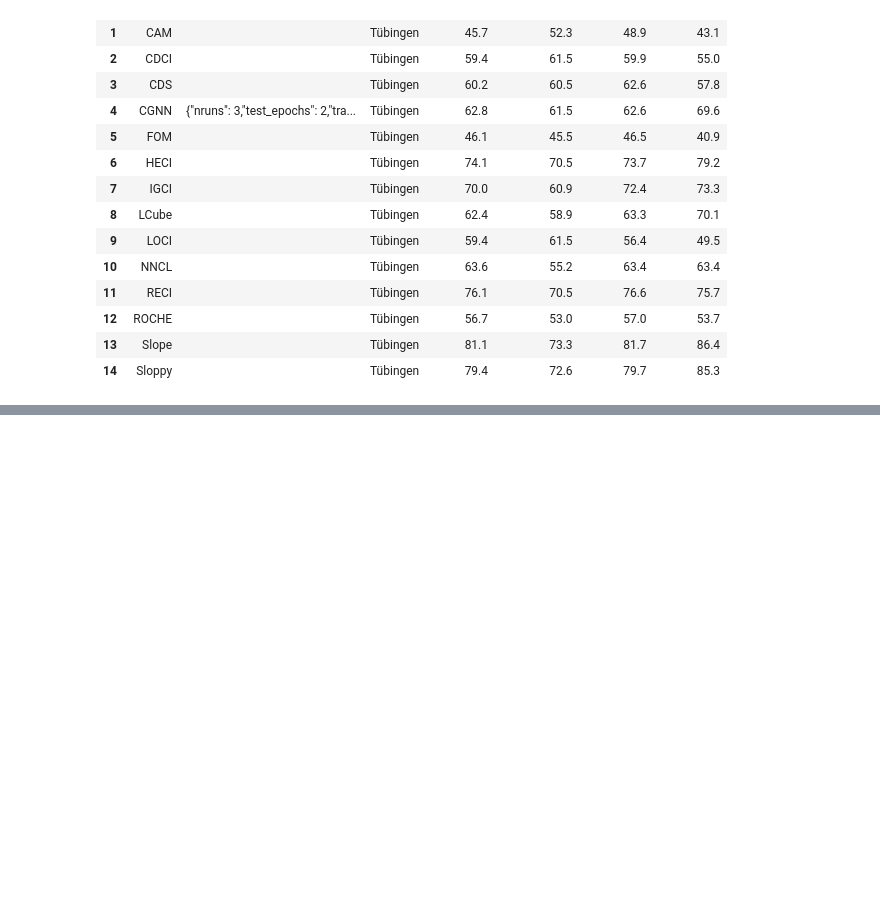
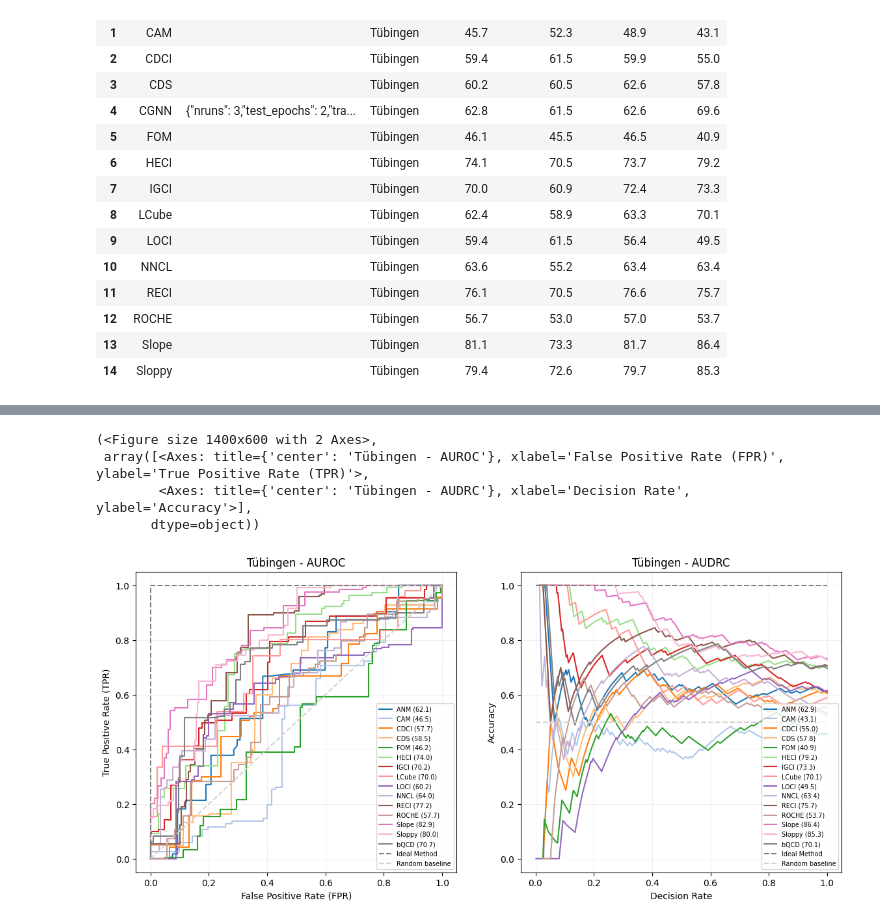
Before and after one commit to tiagobrogueira/Causal-Discovery-In-Exchangeable-Data, a Jupyter notebook: bicausal/lxcim_paper.ipynb, the cells around one changed output, grey strips where cells are left out. Drawn from its saved outputs; the diff is of its cells as text; code cells hidden in the pictures; blank space fills up the shorter version.

```diff
--- a/bicausal/lxcim_paper.ipynb
+++ b/bicausal/lxcim_paper.ipynb
@@ -289,0 +298,10 @@ Table saved to: table\LxCIM paper- Table 1.tex
+# %%
+#Figure 7: AUROC and AUDRC curves for comparison in the Tuebingen dataset for all implemented methods
+
+plot_dataset_curves("Tuebingen", methods=all_methods,metrics=["AUROC","AUDRC"], figure_name="LxCIM paper - Figure 7: AUROC and AUDRC Tuebingen curves")
+# %% [output]
+(<Figure size 1400x600 with 2 Axes>,
+ array([<Axes: title={'center': 'Tübingen - AUROC'}, xlabel='False Positive Rate (FPR)', ylabel='True Positive Rate (TPR)'>,
+        <Axes: title={'center': 'Tübingen - AUDRC'}, xlabel='Decision Rate', ylabel='Accuracy'>],
+       dtype=object))
+[figure, added]
```
Also changed, not shown: parts of 5 cells of this notebook, 20 other files.
